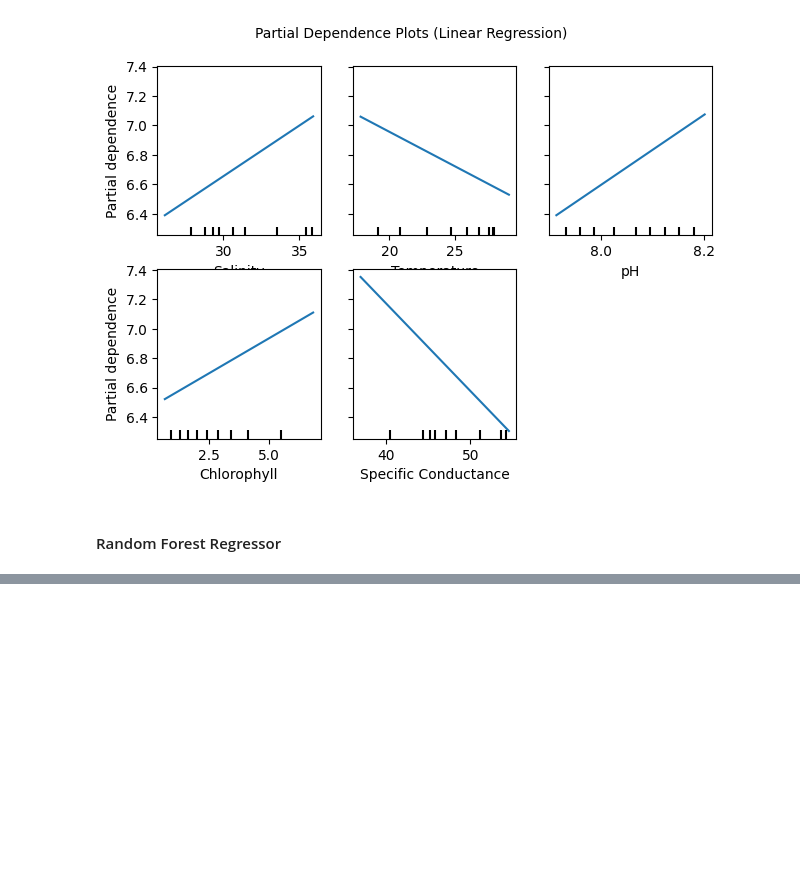
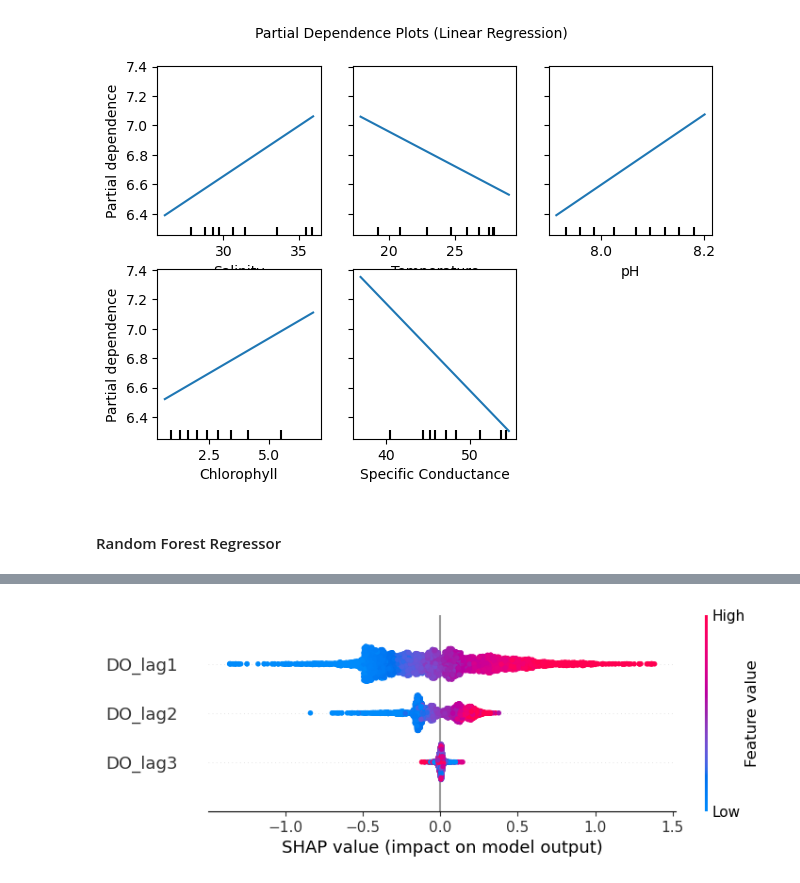
Before and after one commit to Deppi15/INFO381, a Jupyter notebook: notebooks/notebook.ipynb, the cells around one changed output, grey strips where cells are left out. Cells and saved outputs as stored; diff of their text form; code cells hidden in the pictures; blank space fills up the shorter version.

```diff
--- a/notebooks/notebook.ipynb
+++ b/notebooks/notebook.ipynb
@@ -953,0 +906,9 @@ plt.show()
+# %%
+#Plotting SHAP values for lag features only
+lag_features =[col for col in X_test_xgb.columns if 'DO_lag' in col]
+
+lag_shap_values =shap_values[:,lag_features]
+
+shap.plots.beeswarm(lag_shap_values,max_display=5)
+# %% [output]
+[figure, added]
```
Also changed, not shown: parts of 58 cells of this notebook.
